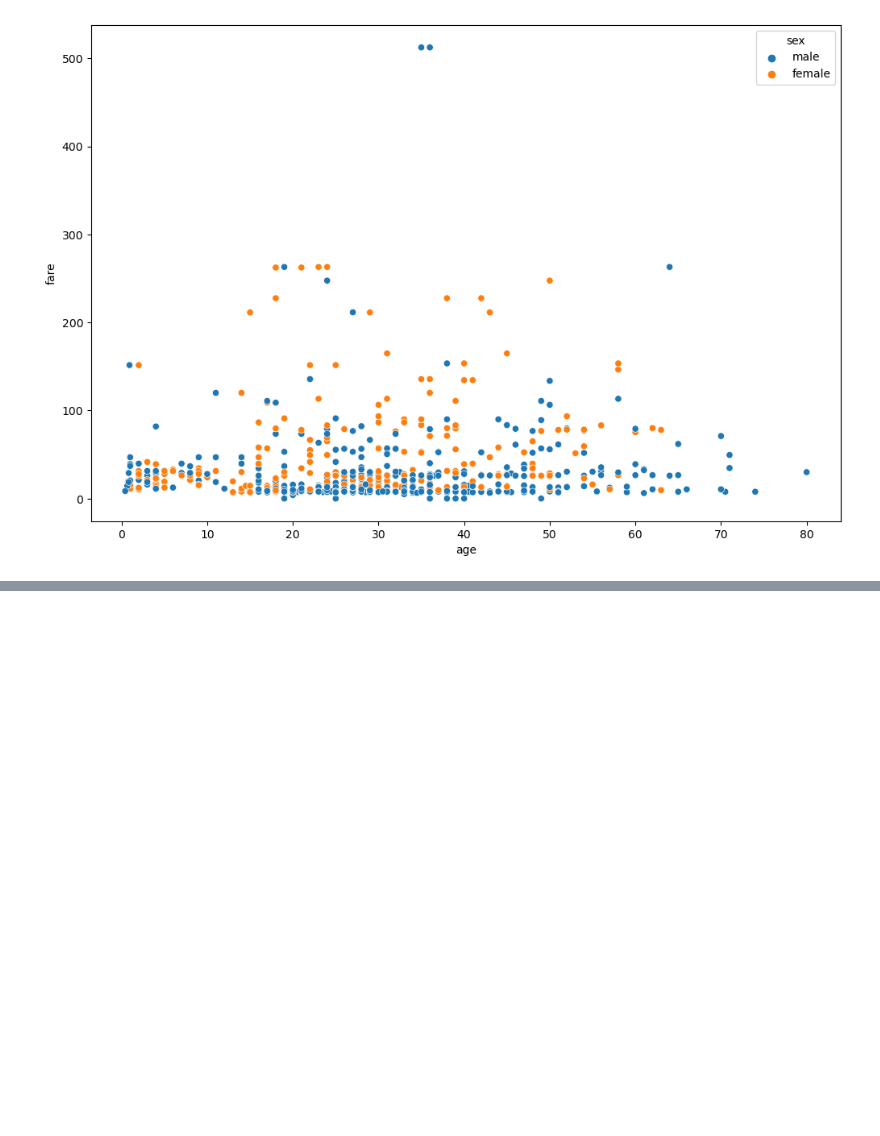
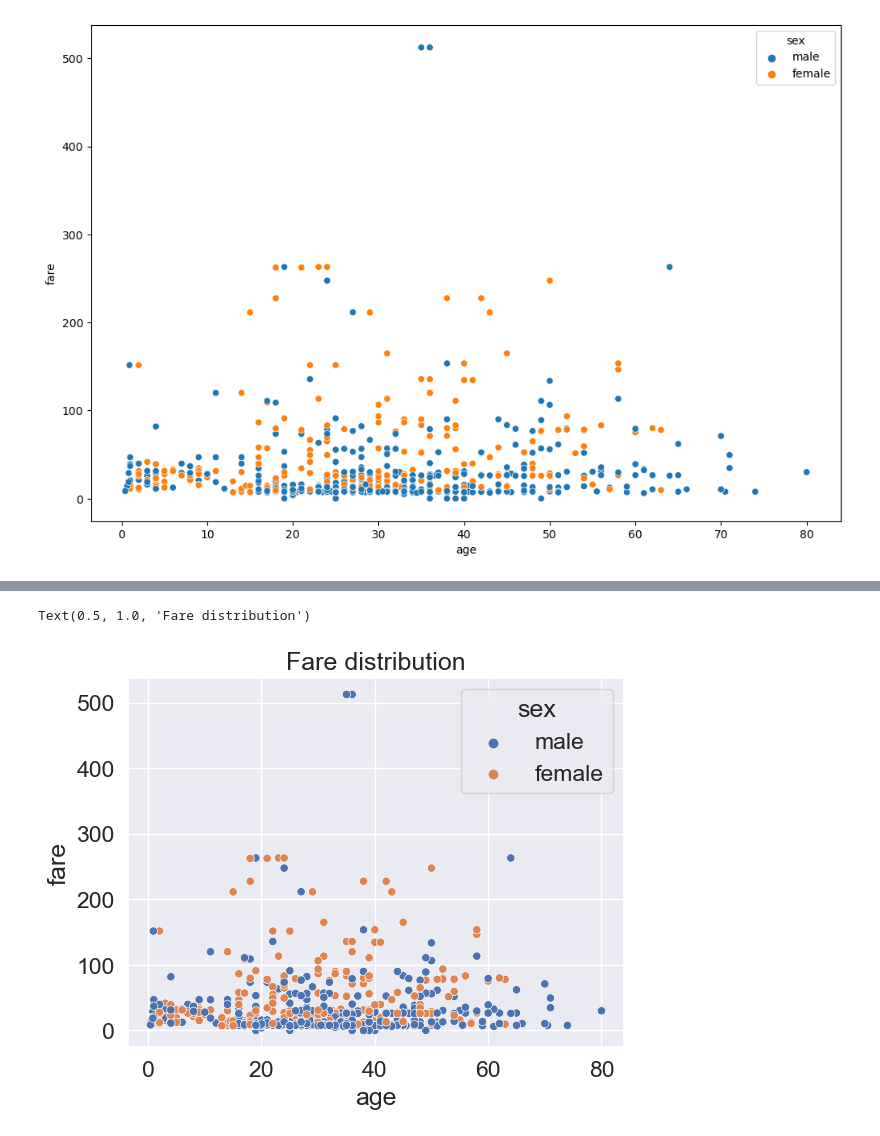
Before and after one commit to Ghazi-work/Python-Pandas, a Jupyter notebook: Visualization_practice/07_Visualization.ipynb, the cells around one changed output, grey strips where cells are left out. Cells and saved outputs as stored; diff of their text form; code cells hidden in the pictures; blank space fills up the shorter version.

```diff
--- a/Visualization_practice/07_Visualization.ipynb
+++ b/Visualization_practice/07_Visualization.ipynb
@@ -57,0 +76,11 @@ sns.scatterplot(data=df, x='age', y='fare', hue='sex')
+# %%
+# Changing the style of the theme in seaborn
+
+sns.set_theme(style='darkgrid', font_scale=1.5)  # Changing font size
+
+sns.scatterplot(data=df, x='age', y='fare', hue='sex')
+
+plt.title('Fare distribution')
+# %% [output]
+Text(0.5, 1.0, 'Fare distribution')
+[figure, added]
```
Also changed, not shown: parts of 5 cells of this notebook, 1 other file.
